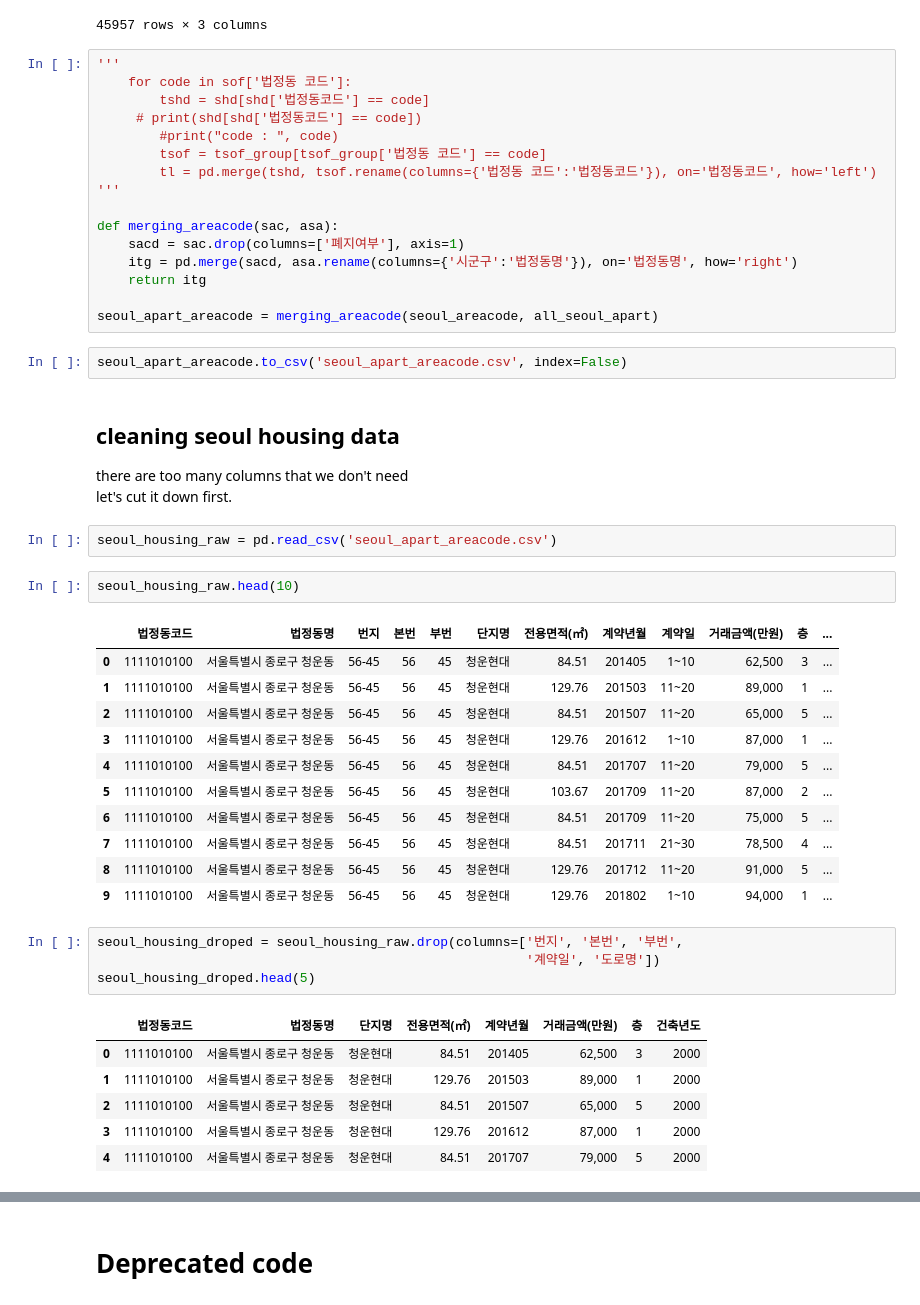
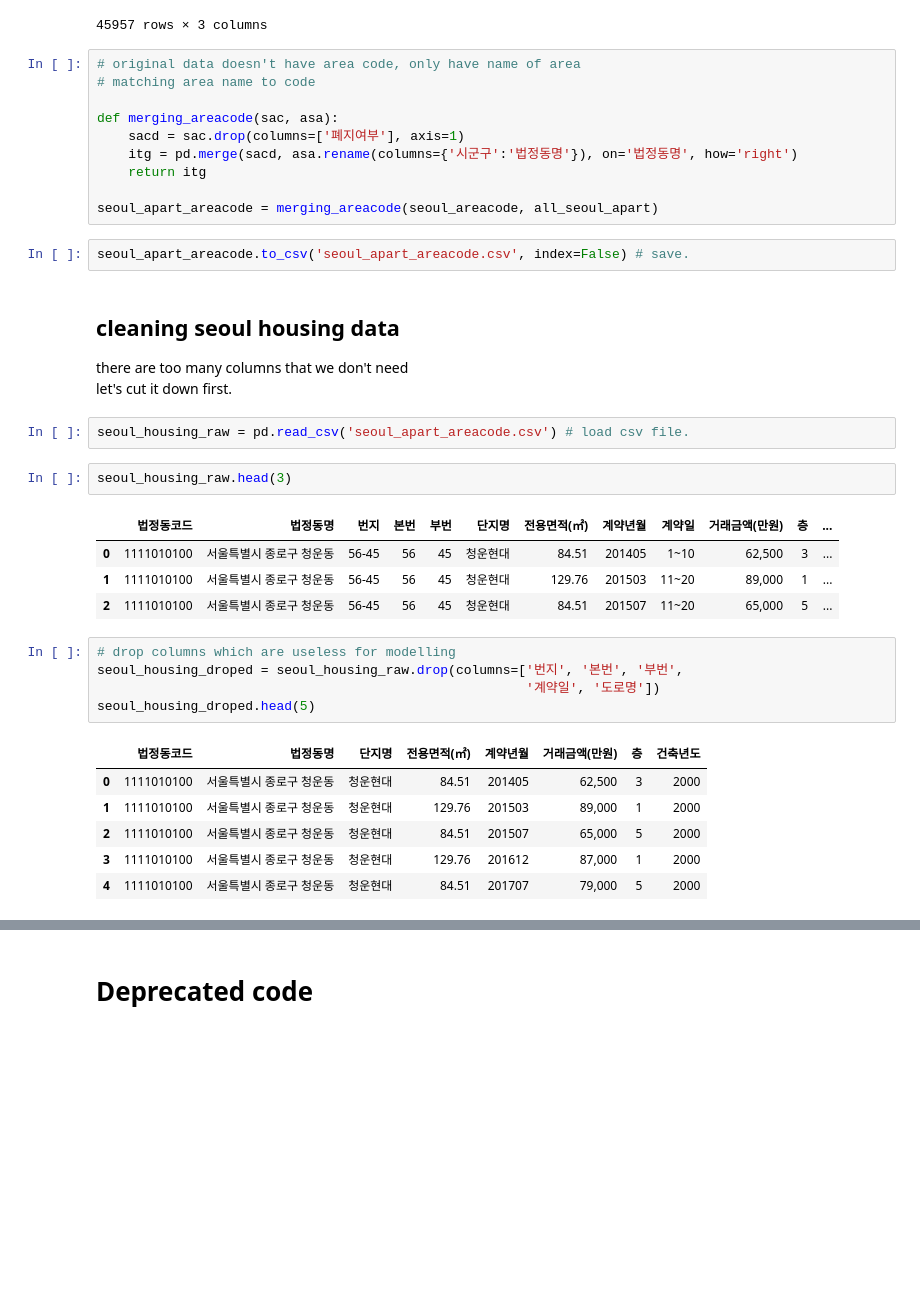
Before and after one commit to younghk/Housing_Seoul_Analysis, a Jupyter notebook: Data_preprocessing.ipynb, the cells around one changed output, grey strips where cells are left out. Saved outputs shown, nothing was run; the diff lists cells and outputs as text; blank space fills up the shorter version.

```diff
--- a/Data_preprocessing.ipynb
+++ b/Data_preprocessing.ipynb
@@ -110,14 +110,8 @@ areacode
 | 45956 | 5013032026 | 제주특별자치도 서귀포시 표선면 토산리 | 존재 |
 45957 rows × 3 columns
 # %%
-'''
-    for code in sof['법정동 코드']:
-        tshd = shd[shd['법정동코드'] == code]
-     # print(shd[shd['법정동코드'] == code])
-        #print("code : ", code)
-        tsof = tsof_group[tsof_group['법정동 코드'] == code]
-        tl = pd.merge(tshd, tsof.rename(columns={'법정동 코드':'법정동코드'}), on='법정동코드', how='left')
-'''
+# original data doesn't have area code, only have name of area
+# matching area name to code
 
 def merging_areacode(sac, asa):
     sacd = sac.drop(columns=['폐지여부'], axis=1)
@@ -126,29 +120,23 @@ def merging_areacode(sac, asa):
 
 seoul_apart_areacode = merging_areacode(seoul_areacode, all_seoul_apart)
 # %%
-seoul_apart_areacode.to_csv('seoul_apart_areacode.csv', index=False)
+seoul_apart_areacode.to_csv('seoul_apart_areacode.csv', index=False) # save.
 # %% [markdown]
 ## cleaning seoul housing data
 
 there are too many columns that we don't need
 let's cut it down first.
 # %%
-seoul_housing_raw = pd.read_csv('seoul_apart_areacode.csv')
+seoul_housing_raw = pd.read_csv('seoul_apart_areacode.csv') # load csv file.
 # %%
-seoul_housing_raw.head(10)
+seoul_housing_raw.head(3)
 # %% [output]
 |  | 법정동코드 | 법정동명 | 번지 | 본번 | 부번 | 단지명 | 전용면적(㎡) | 계약년월 | 계약일 | 거래금액(만원) | 층 | ... |
 | 0 | 1111010100 | 서울특별시 종로구 청운동 | 56-45 | 56 | 45 | 청운현대 | 84.51 | 201405 | 1~10 | 62,500 | 3 | ... |
 | 1 | 1111010100 | 서울특별시 종로구 청운동 | 56-45 | 56 | 45 | 청운현대 | 129.76 | 201503 | 11~20 | 89,000 | 1 | ... |
 | 2 | 1111010100 | 서울특별시 종로구 청운동 | 56-45 | 56 | 45 | 청운현대 | 84.51 | 201507 | 11~20 | 65,000 | 5 | ... |
-| 3 | 1111010100 | 서울특별시 종로구 청운동 | 56-45 | 56 | 45 | 청운현대 | 129.76 | 201612 | 1~10 | 87,000 | 1 | ... |
-| 4 | 1111010100 | 서울특별시 종로구 청운동 | 56-45 | 56 | 45 | 청운현대 | 84.51 | 201707 | 11~20 | 79,000 | 5 | ... |
-| 5 | 1111010100 | 서울특별시 종로구 청운동 | 56-45 | 56 | 45 | 청운현대 | 103.67 | 201709 | 11~20 | 87,000 | 2 | ... |
-| 6 | 1111010100 | 서울특별시 종로구 청운동 | 56-45 | 56 | 45 | 청운현대 | 84.51 | 201709 | 11~20 | 75,000 | 5 | ... |
-| 7 | 1111010100 | 서울특별시 종로구 청운동 | 56-45 | 56 | 45 | 청운현대 | 84.51 | 201711 | 21~30 | 78,500 | 4 | ... |
-| 8 | 1111010100 | 서울특별시 종로구 청운동 | 56-45 | 56 | 45 | 청운현대 | 129.76 | 201712 | 11~20 | 91,000 | 5 | ... |
-| 9 | 1111010100 | 서울특별시 종로구 청운동 | 56-45 | 56 | 45 | 청운현대 | 129.76 | 201802 | 1~10 | 94,000 | 1 | ... |
 # %%
+# drop columns which are useless for modelling
 seoul_housing_droped = seoul_housing_raw.drop(columns=['번지', '본번', '부번',
                                                        '계약일', '도로명'])
 seoul_housing_droped.head(5)
```
Also changed, not shown: parts of 24 cells of this notebook, 1 other file.
